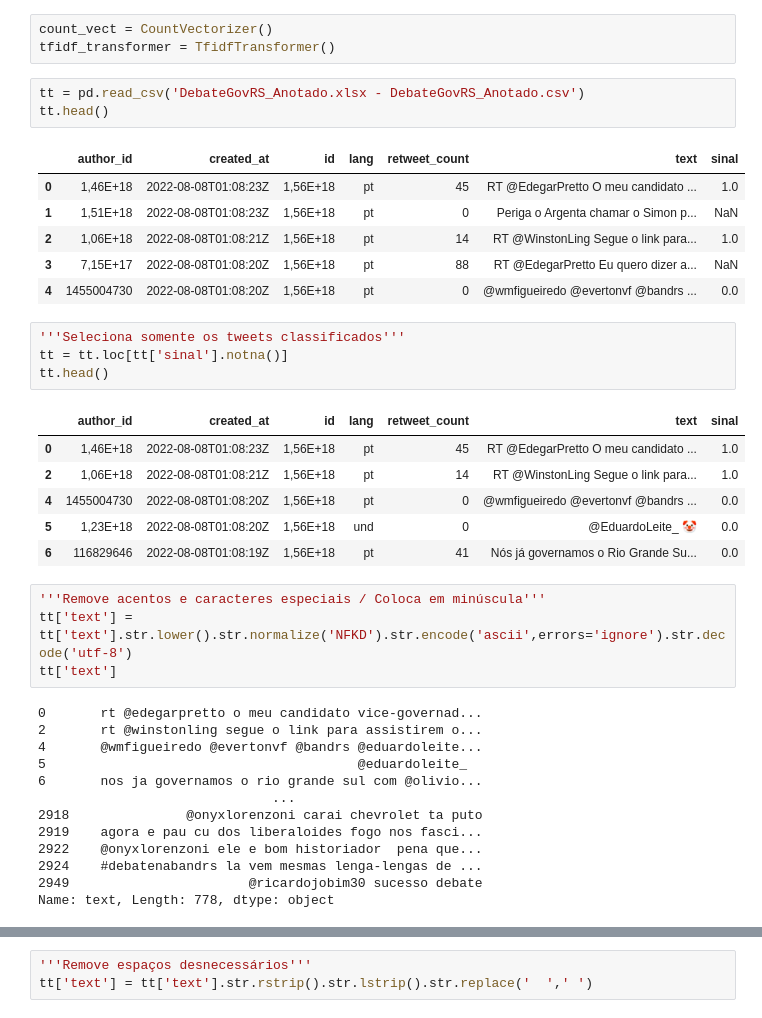
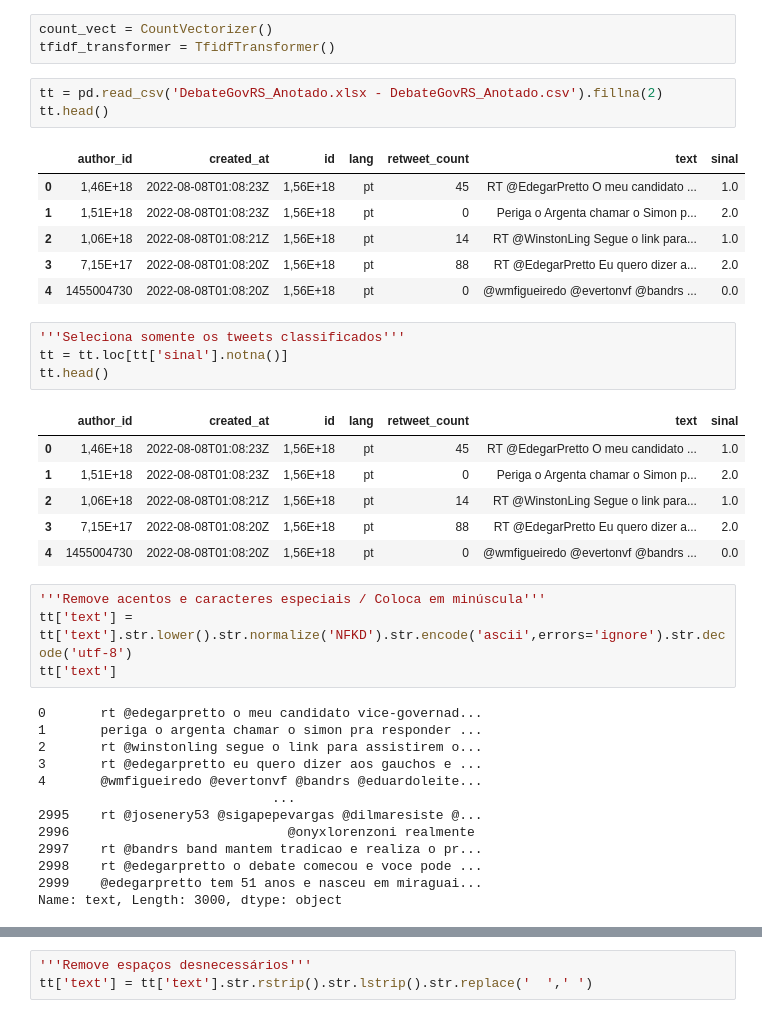
Before and after one commit to luizsouzars/Sentiment_Analysis, a Jupyter notebook: LES_sentiment.ipynb, the cells around one changed output, grey strips where cells are left out. Drawn from its saved outputs; the diff is of its cells as text.

```diff
--- a/LES_sentiment.ipynb
+++ b/LES_sentiment.ipynb
@@ -24,14 +27,14 @@ def process_text(txt:str):
 count_vect = CountVectorizer()
 tfidf_transformer = TfidfTransformer()
 # %%
-tt = pd.read_csv('DebateGovRS_Anotado.xlsx - DebateGovRS_Anotado.csv')
+tt = pd.read_csv('DebateGovRS_Anotado.xlsx - DebateGovRS_Anotado.csv').fillna(2)
 tt.head()
 # %% [output]
 |  | author_id | created_at | id | lang | retweet_count | text | sinal |
 | 0 | 1,46E+18 | 2022-08-08T01:08:23Z | 1,56E+18 | pt | 45 | RT @EdegarPretto O meu candidato ... | 1.0 |
-| 1 | 1,51E+18 | 2022-08-08T01:08:23Z | 1,56E+18 | pt | 0 | Periga o Argenta chamar o Simon p... | NaN |
+| 1 | 1,51E+18 | 2022-08-08T01:08:23Z | 1,56E+18 | pt | 0 | Periga o Argenta chamar o Simon p... | 2.0 |
 | 2 | 1,06E+18 | 2022-08-08T01:08:21Z | 1,56E+18 | pt | 14 | RT @WinstonLing Segue o link para... | 1.0 |
-| 3 | 7,15E+17 | 2022-08-08T01:08:20Z | 1,56E+18 | pt | 88 | RT @EdegarPretto Eu quero dizer a... | NaN |
+| 3 | 7,15E+17 | 2022-08-08T01:08:20Z | 1,56E+18 | pt | 88 | RT @EdegarPretto Eu quero dizer a... | 2.0 |
 | 4 | 1455004730 | 2022-08-08T01:08:20Z | 1,56E+18 | pt | 0 | @wmfigueiredo @evertonvf @bandrs ... | 0.0 |
 # %%
 '''Seleciona somente os tweets classificados'''
@@ -40,27 +43,27 @@ tt.head()
 # %% [output]
 |  | author_id | created_at | id | lang | retweet_count | text | sinal |
 | 0 | 1,46E+18 | 2022-08-08T01:08:23Z | 1,56E+18 | pt | 45 | RT @EdegarPretto O meu candidato ... | 1.0 |
+| 1 | 1,51E+18 | 2022-08-08T01:08:23Z | 1,56E+18 | pt | 0 | Periga o Argenta chamar o Simon p... | 2.0 |
 | 2 | 1,06E+18 | 2022-08-08T01:08:21Z | 1,56E+18 | pt | 14 | RT @WinstonLing Segue o link para... | 1.0 |
+| 3 | 7,15E+17 | 2022-08-08T01:08:20Z | 1,56E+18 | pt | 88 | RT @EdegarPretto Eu quero dizer a... | 2.0 |
 | 4 | 1455004730 | 2022-08-08T01:08:20Z | 1,56E+18 | pt | 0 | @wmfigueiredo @evertonvf @bandrs ... | 0.0 |
-| 5 | 1,23E+18 | 2022-08-08T01:08:20Z | 1,56E+18 | und | 0 | @EduardoLeite_ 🤡 | 0.0 |
-| 6 | 116829646 | 2022-08-08T01:08:19Z | 1,56E+18 | pt | 41 | Nós já governamos o Rio Grande Su... | 0.0 |
 # %%
 '''Remove acentos e caracteres especiais / Coloca em minúscula'''
 tt['text'] = tt['text'].str.lower().str.normalize('NFKD').str.encode('ascii',errors='ignore').str.decode('utf-8')
 tt['text']
 # %% [output]
 0       rt @edegarpretto o meu candidato vice-governad...
+1       periga o argenta chamar o simon pra responder ...
 2       rt @winstonling segue o link para assistirem o...
+3       rt @edegarpretto eu quero dizer aos gauchos e ...
 4       @wmfigueiredo @evertonvf @bandrs @eduardoleite...
-5                                        @eduardoleite_
-6       nos ja governamos o rio grande sul com @olivio...
                               ...
-2918               @onyxlorenzoni carai chevrolet ta puto
-2919    agora e pau cu dos liberaloides fogo nos fasci...
-2922    @onyxlorenzoni ele e bom historiador  pena que...
-2924    #debatenabandrs la vem mesmas lenga-lengas de ...
-2949                       @ricardojobim30 sucesso debate
-Name: text, Length: 778, dtype: object
+2995    rt @josenery53 @sigapepevargas @dilmaresiste @...
+2996                            @onyxlorenzoni realmente
+2997    rt @bandrs band mantem tradicao e realiza o pr...
+2998    rt @edegarpretto o debate comecou e voce pode ...
+2999    @edegarpretto tem 51 anos e nasceu em miraguai...
+Name: text, Length: 3000, dtype: object
 # %%
 '''Remove '\n', @, RT, #'''
 tt['text'] = tt['text'].replace(to_replace=r'\\n',value=' ',regex=True)
```
Also changed, not shown: parts of 41 cells of this notebook.
